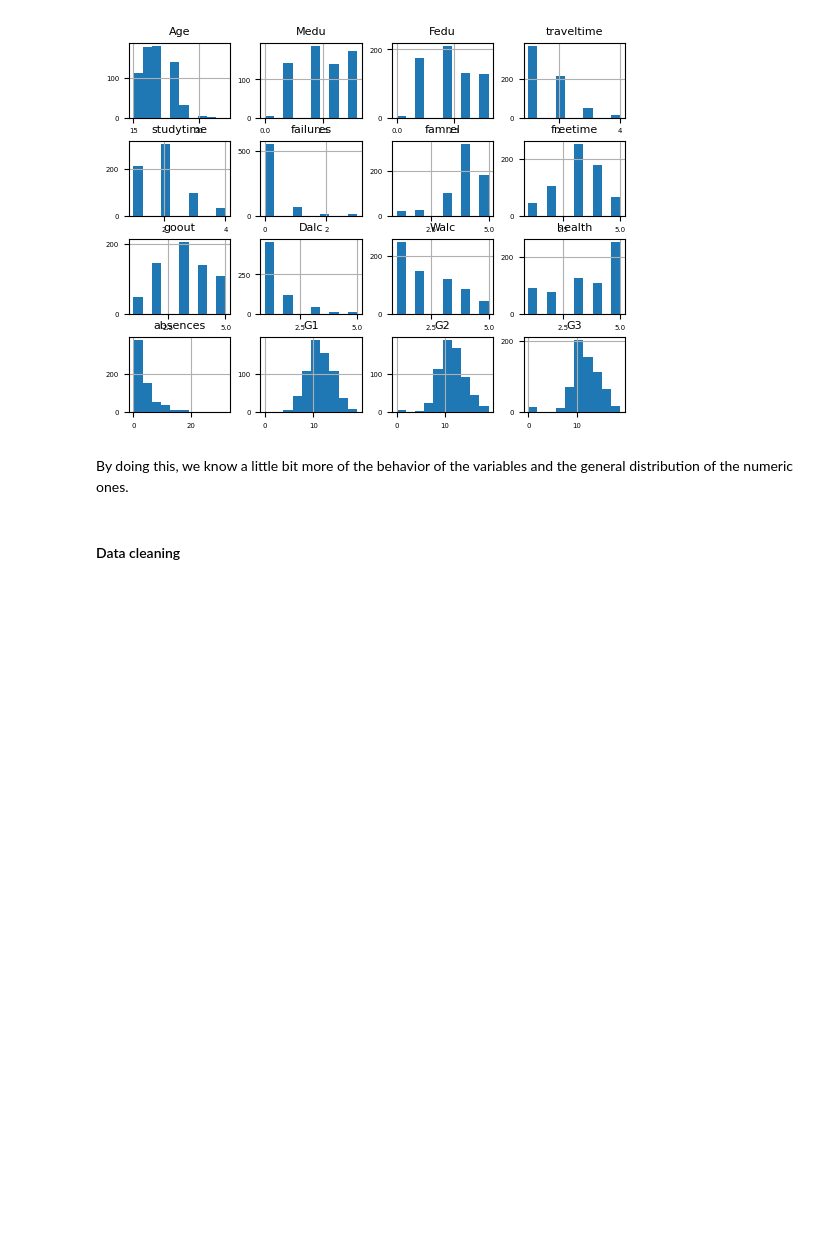
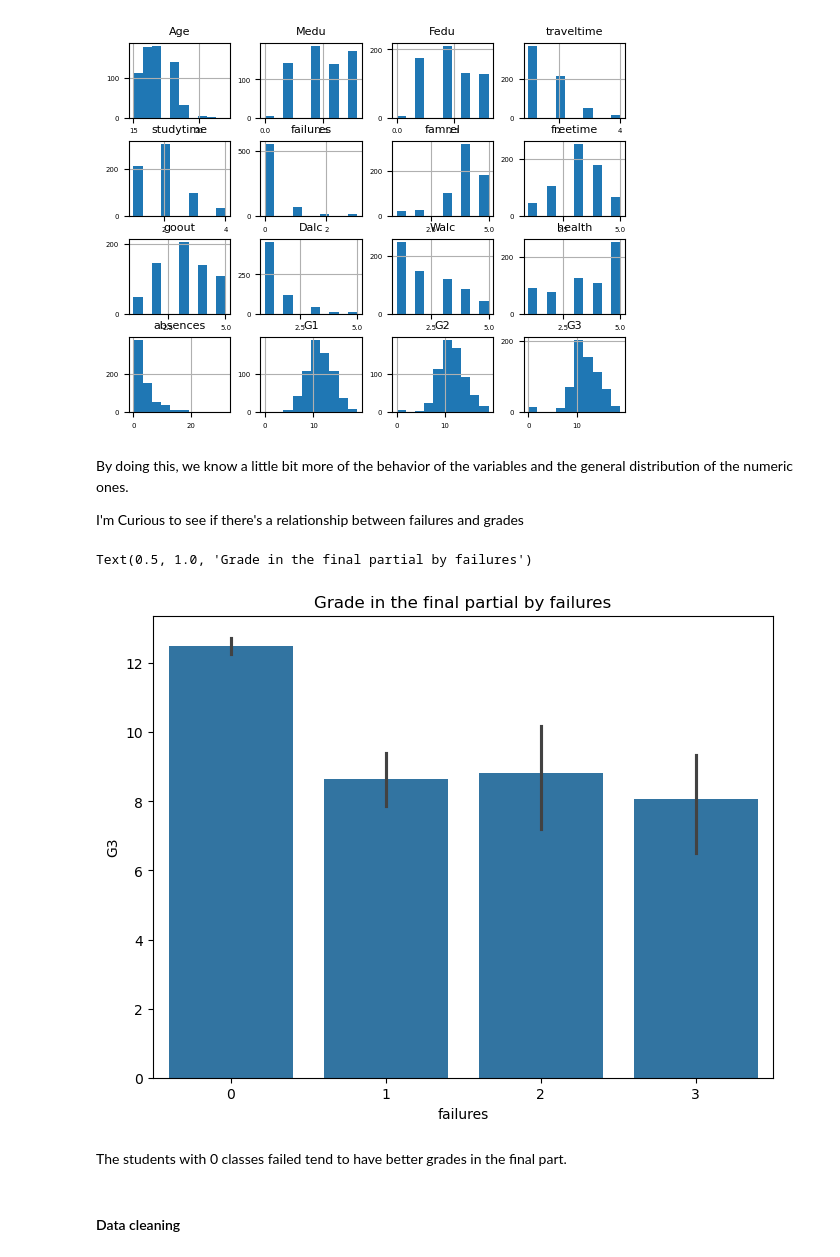
Before and after one commit to RafaelTakata0105/proyect-data-analysis, a Jupyter notebook: notebooks/proyect.ipynb, the cells around one changed output. Saved outputs shown, nothing was run; the diff lists cells and outputs as text; code cells hidden in the pictures; blank space fills up the shorter version.

```diff
--- a/notebooks/proyect.ipynb
+++ b/notebooks/proyect.ipynb
@@ -135,6 +136,17 @@ for i, column in enumerate(axes.flatten()):
 [figure]
 # %% [markdown]
 By doing this, we know a little bit more of the behavior of the variables and the general distribution of the numeric ones.
+
+I'm Curious to see if there's a relationship between failures and grades
+# %%
+plt.figure(figsize= (8, 6))
+sns.barplot(x= 'failures' , y= 'G3', data = porclass_df)
+plt.title('Grade in the final partial by failures')
+# %% [output]
+Text(0.5, 1.0, 'Grade in the final partial by failures')
+[figure, added]
+# %% [markdown]
+The students with 0 classes failed tend to have better grades in the final part.
 # %% [markdown]
 #### Data cleaning
 # %% [markdown]
```
Also changed, not shown: parts of 22 cells of this notebook.
